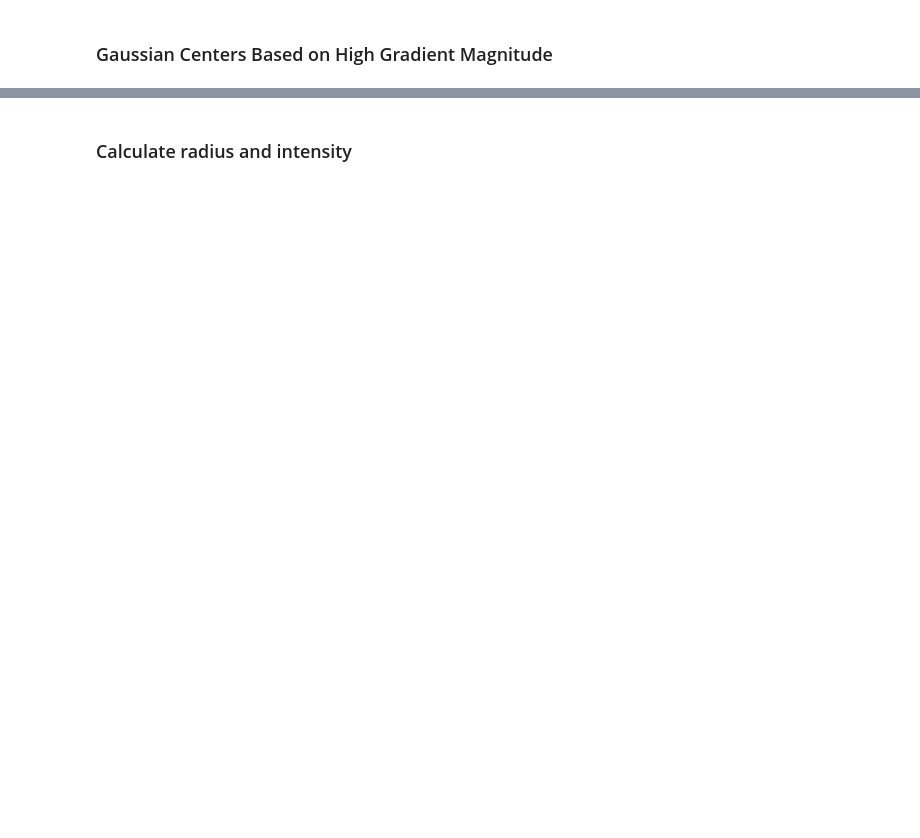
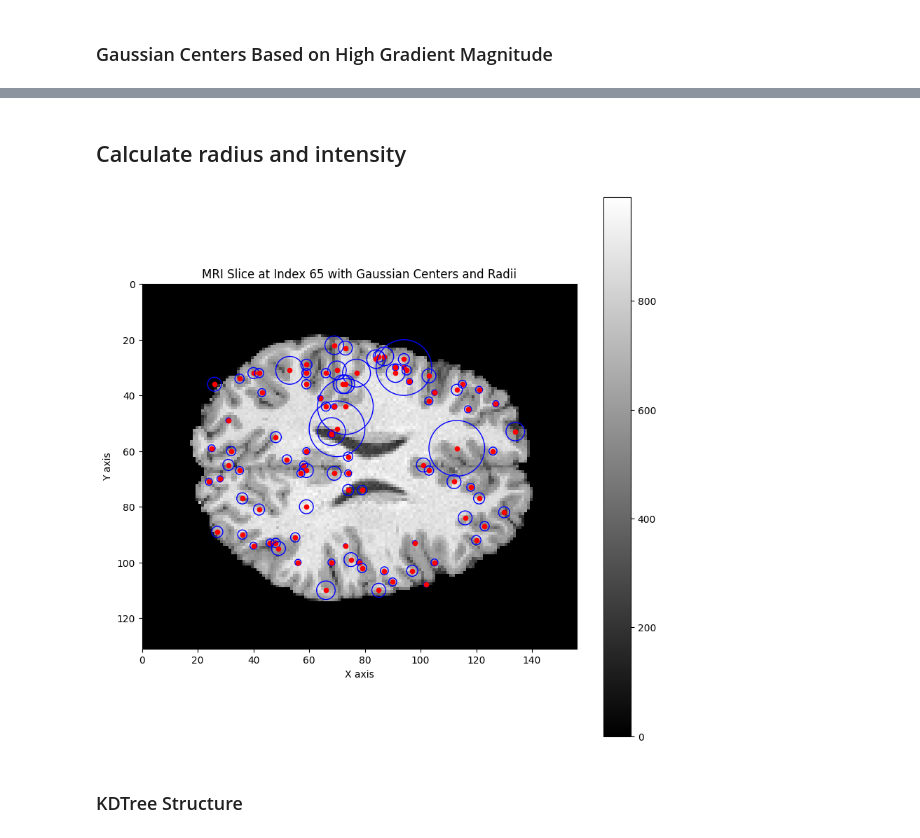
Before and after one commit to florinhegedus/mri_inr, a Jupyter notebook: notebooks/Gaussian.ipynb, the cells around one changed output, grey strips where cells are left out. Cells and saved outputs as stored; diff of their text form; code cells hidden in the pictures; blank space fills up the shorter version.

```diff
--- a/notebooks/Gaussian.ipynb
+++ b/notebooks/Gaussian.ipynb
@@ -202,2 +206,2 @@ plt.show()
 # %% [markdown]
-### Calculate radius and intensity
+## Calculate radius and intensity
@@ -214,0 +208,47 @@ for i, center in enumerate(gaussian_centers):
+# %%
+def calculate_gaussian_radii(gaussian_centers):
+    def euclidean_distance(point1, point2):
+        return np.sqrt(np.sum((np.array(point1) - np.array(point2)) ** 2))
+
+    # Define the search radius within which other centers are considered 'close'
+    search_radius = 5  # Adjust this value based on your specific requirements and scale
+
+    # Initialize arrays for the new radius calculations
+    radii = np.empty(len(gaussian_centers))
+
+    # For each center, calculate the radius based on the number of nearby centers
+    for i, center in enumerate(gaussian_centers):
+        # Count how many centers are within the search radius of the current center
+        close_centers_count = sum(euclidean_distance(center, other_center) <= search_radius
+                                for other_center in gaussian_centers if not np.array_equal(center, other_center))
+
+        # Calculate the radius inversely proportional to the number of close centers + 1 to avoid division by zero
+        radii[i] = 1 / (1 + close_centers_count)
+
+    return radii
+# %%
+radii = calculate_gaussian_radii(gaussian_centers)
+
+# Assuming the intensities are still calculated directly from the voxel values
+intensities = np.array([mri_volume[tuple(center)] for center in gaussian_centers])
+# %%
+plt.figure(figsize=(10, 10))
+plt.imshow(slice_image, cmap='gray', extent=[0, slice_image.shape[1], slice_image.shape[0], 0])
+plt.colorbar()
+plt.title(f'MRI Slice at Index {slice_index} with Gaussian Centers and Radii')
+
+# Plot Gaussian centers and their radii on the slice
+for center, radius in zip(centers_in_slice, radii):
+    # Convert the radius to a visual scale, if necessary
+    visual_radius = radius * 10  # Example scaling factor, adjust based on your specific visualization needs
+    circle = plt.Circle((center[1], center[0]), visual_radius, color='blue', fill=False)
+    plt.gca().add_artist(circle)
+    plt.scatter(center[1], center[0], color='red', s=20)  # Center marked as a red dot
+
+plt.xlabel('X axis')
+plt.ylabel('Y axis')
+plt.show()
+# %% [output]
+[figure, added]
+# %% [markdown]
+### KDTree Structure
```
Also changed, not shown: parts of 19 cells of this notebook, 1 other file.
